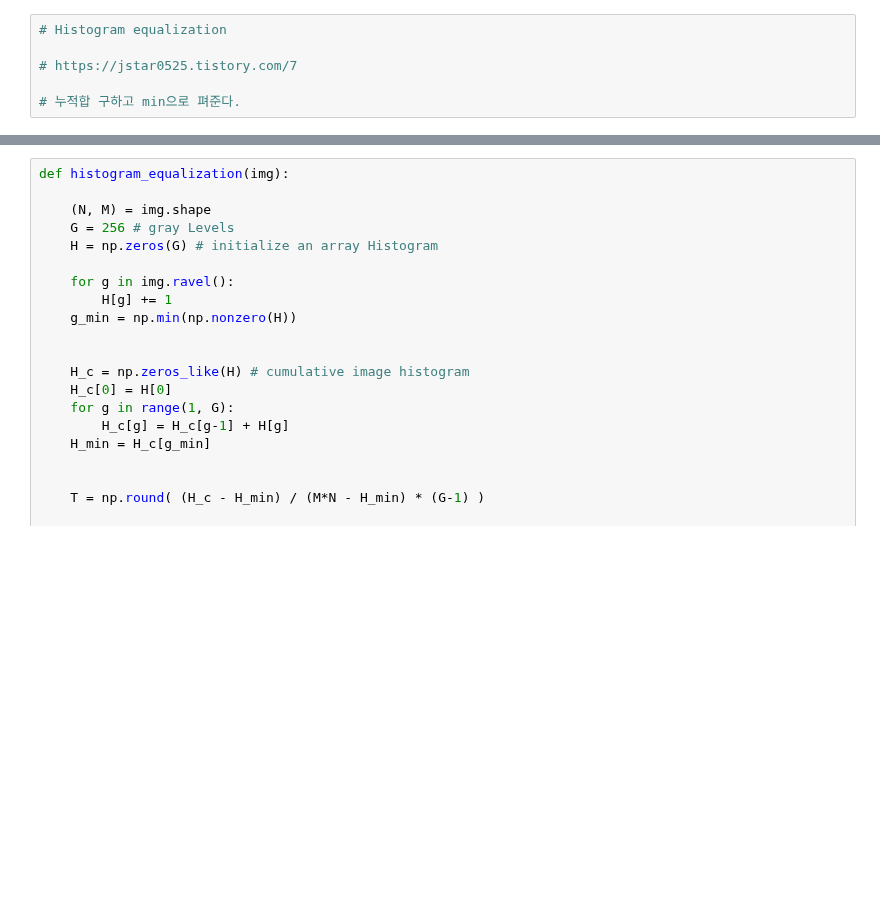
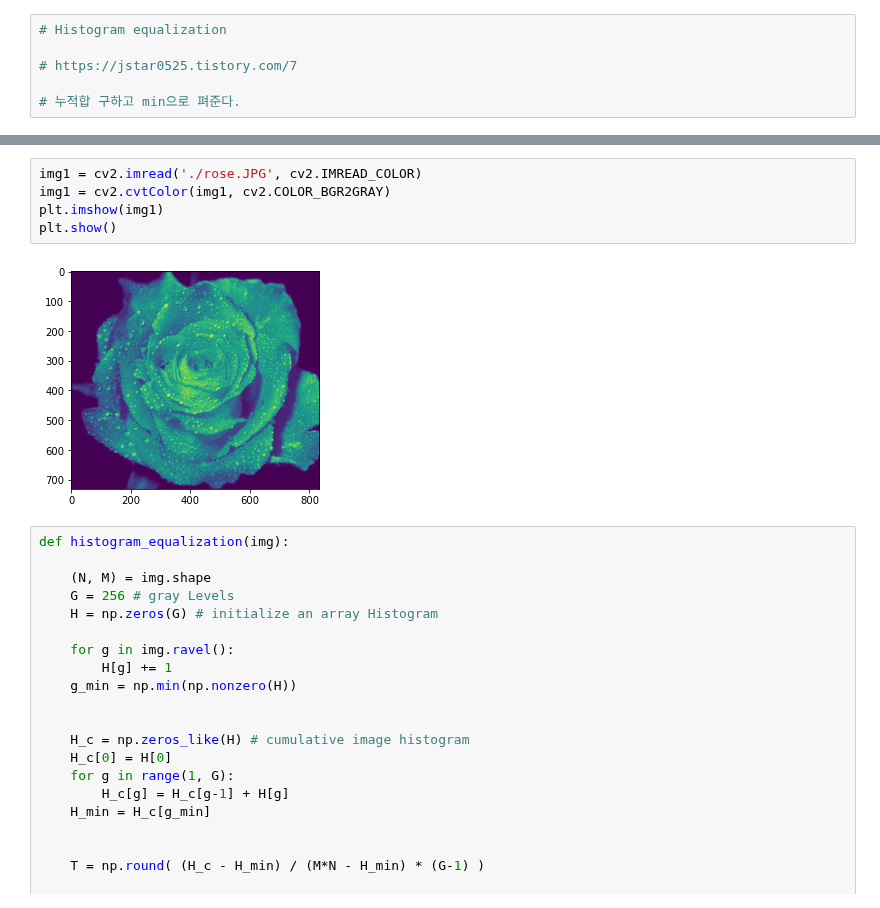
Before and after one commit to HoJin1014/KNU-BIGDATA-study, a Jupyter notebook: 2022.11.14/hist_equal.ipynb, the cells around one changed output, grey strips where cells are left out. Drawn from its saved outputs; the diff is of its cells as text; blank space fills up the shorter version.

```diff
--- a/2022.11.14/hist_equal.ipynb
+++ b/2022.11.14/hist_equal.ipynb
@@ -11,3 +25,10 @@ import matplotlib.pyplot as plt
+# %%
+img1 = cv2.imread('./rose.JPG', cv2.IMREAD_COLOR)
+img1 = cv2.cvtColor(img1, cv2.COLOR_BGR2GRAY)
+plt.imshow(img1)
+plt.show()
+# %% [output]
+[figure, added]
 # %%
 def histogram_equalization(img):
 
```
Also changed, not shown: parts of 6 cells of this notebook, 1 other file.
